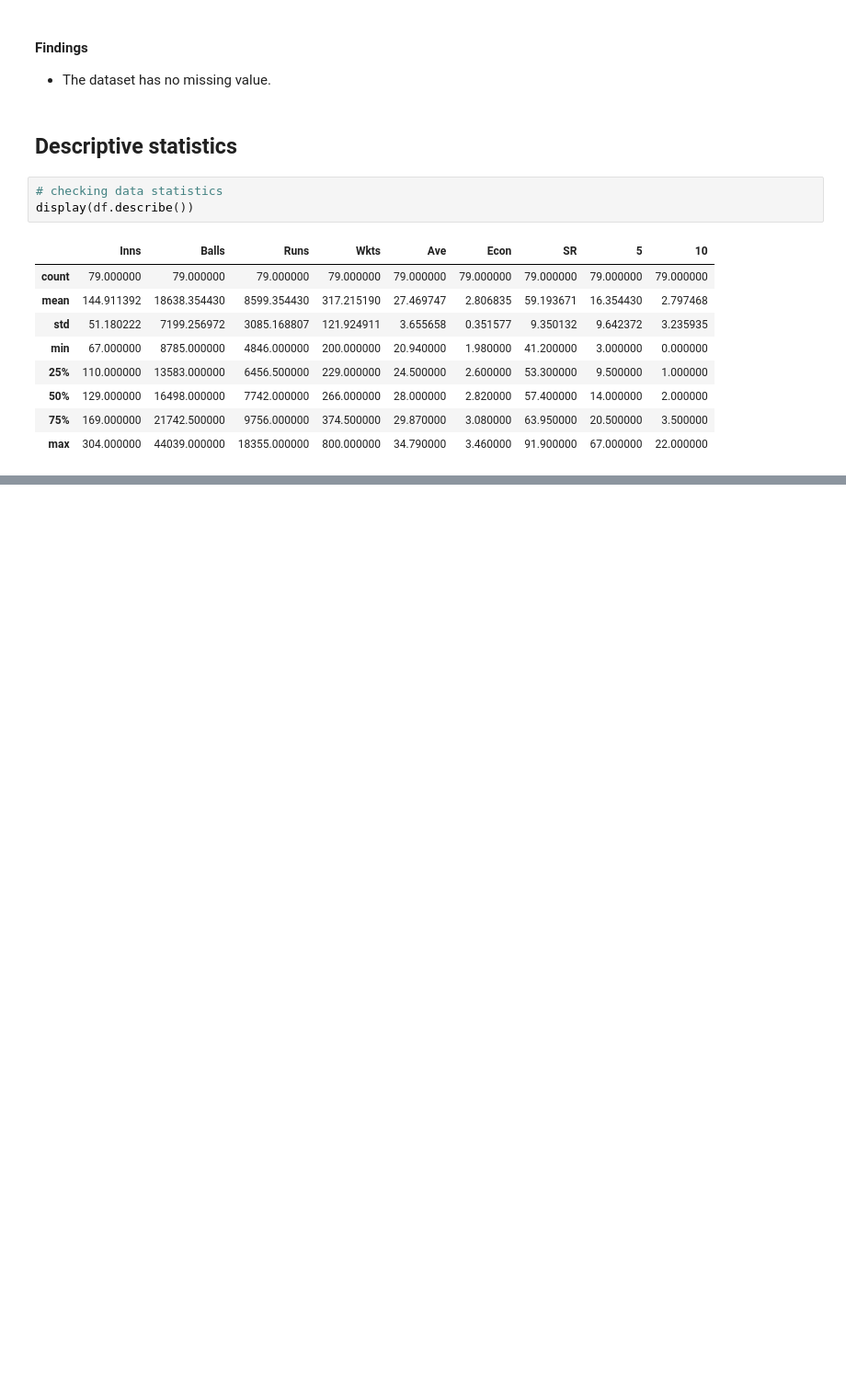
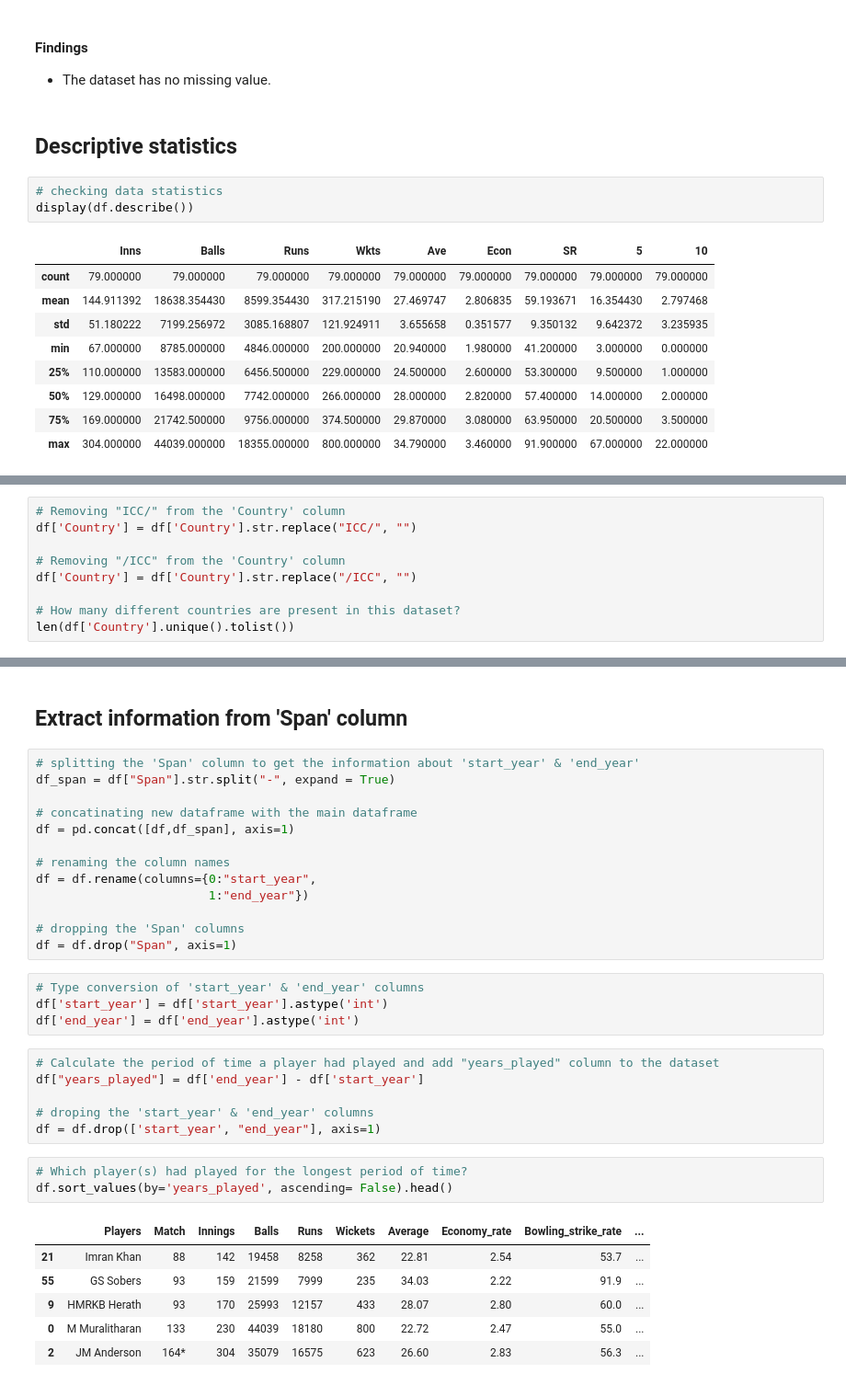
Before and after one commit to AsifSalman/test_bowlers_analysis, a Jupyter notebook: test_bowlers_analysis.ipynb, the cells around one changed output, grey strips where cells are left out. Shown at 92% size. Cells and saved outputs as stored; diff of their text form; blank space fills up the shorter version.

```diff
--- a/test_bowlers_analysis.ipynb
+++ b/test_bowlers_analysis.ipynb
@@ -177,0 +226,9 @@ shape of this dataframe : (79, 13)
+# %%
+# Removing "ICC/" from the 'Country' column
+df['Country'] = df['Country'].str.replace("ICC/", "")
+
+# Removing "/ICC" from the 'Country' column
+df['Country'] = df['Country'].str.replace("/ICC", "")
+
+# How many different countries are present in this dataset?
+len(df['Country'].unique().tolist())
@@ -177,0 +258,35 @@ shape of this dataframe : (79, 13)
+# %% [markdown]
+## Extract information from 'Span' column
+# %%
+# splitting the 'Span' column to get the information about 'start_year' & 'end_year'
+df_span = df["Span"].str.split("-", expand = True)
+
+# concatinating new dataframe with the main dataframe
+df = pd.concat([df,df_span], axis=1)
+
+# renaming the column names
+df = df.rename(columns={0:"start_year",
+                        1:"end_year"})
+
+# dropping the 'Span' columns
+df = df.drop("Span", axis=1)
+# %%
+# Type conversion of 'start_year' & 'end_year' columns
+df['start_year'] = df['start_year'].astype('int')
+df['end_year'] = df['end_year'].astype('int')
+# %%
+# Calculate the period of time a player had played and add "years_played" column to the dataset
+df["years_played"] = df['end_year'] - df['start_year']
+
+# droping the 'start_year' & 'end_year' columns
+df = df.drop(['start_year', "end_year"], axis=1)
+# %%
+# Which player(s) had played for the longest period of time?
+df.sort_values(by='years_played', ascending= False).head()
+# %% [output]
+|  | Players | Match | Innings | Balls | Runs | Wickets | Average | Economy_rate | Bowling_strike_rate | ... |
+| 21 | Imran Khan | 88 | 142 | 19458 | 8258 | 362 | 22.81 | 2.54 | 53.7 | ... |
+| 55 | GS Sobers | 93 | 159 | 21599 | 7999 | 235 | 34.03 | 2.22 | 91.9 | ... |
+| 9 | HMRKB Herath | 93 | 170 | 25993 | 12157 | 433 | 28.07 | 2.80 | 60.0 | ... |
+| 0 | M Muralitharan | 133 | 230 | 44039 | 18180 | 800 | 22.72 | 2.47 | 55.0 | ... |
+| 2 | JM Anderson | 164* | 304 | 35079 | 16575 | 623 | 26.60 | 2.83 | 56.3 | ... |
```
Also changed, not shown: parts of 25 cells of this notebook.
